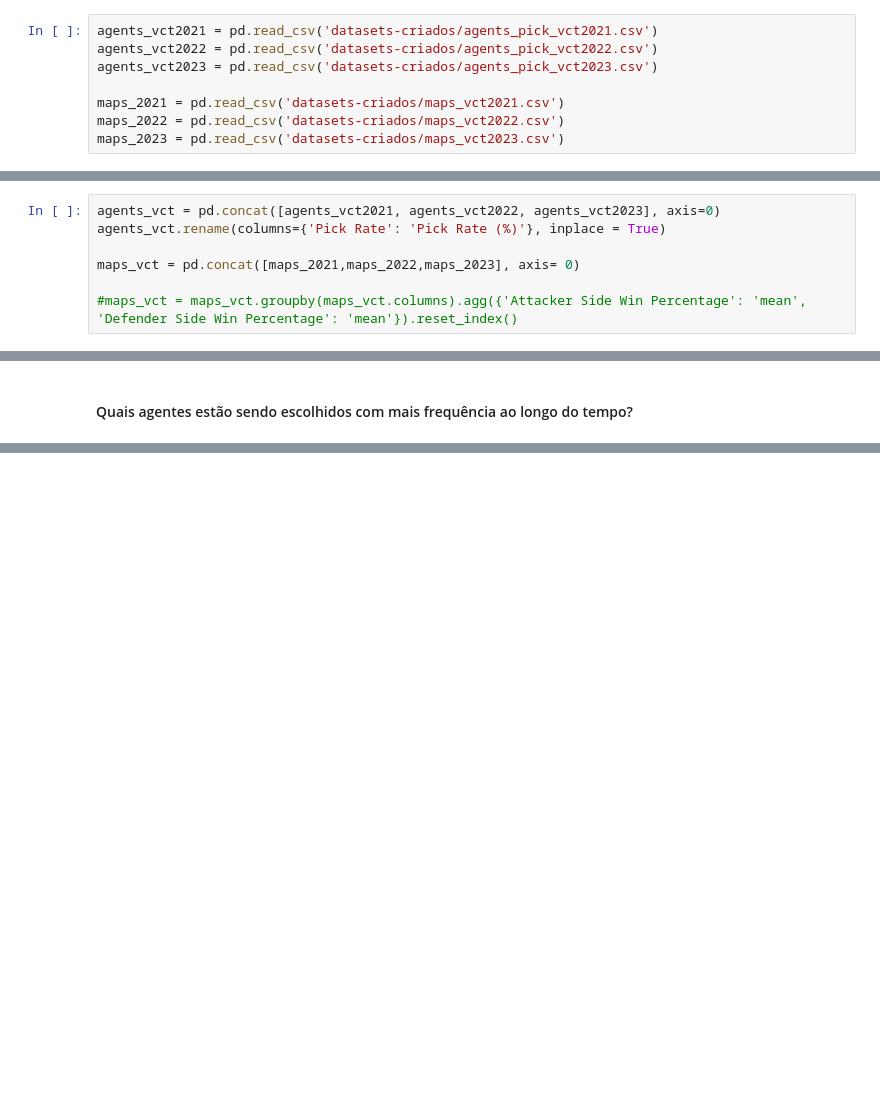
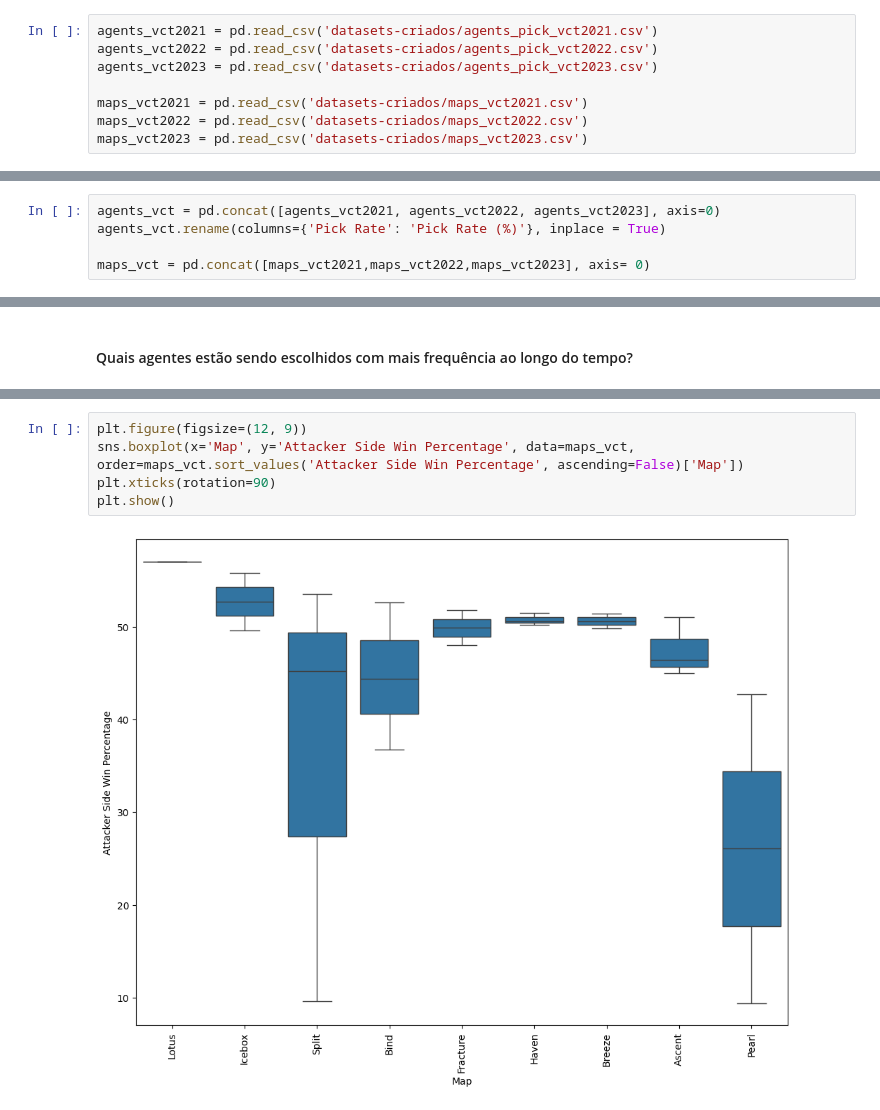
Before and after one commit to PedroLSCabral/Projeto-ICD, a Jupyter notebook: Fase2.ipynb, the cells around one changed output, grey strips where cells are left out. Cells and saved outputs as stored; diff of their text form; blank space fills up the shorter version.

```diff
--- a/Fase2.ipynb
+++ b/Fase2.ipynb
@@ -12,9 +12,9 @@ agents_vct2021 = pd.read_csv('datasets-criados/agents_pick_vct2021.csv')
 agents_vct2022 = pd.read_csv('datasets-criados/agents_pick_vct2022.csv')
 agents_vct2023 = pd.read_csv('datasets-criados/agents_pick_vct2023.csv')
 
-maps_2021 = pd.read_csv('datasets-criados/maps_vct2021.csv')
-maps_2022 = pd.read_csv('datasets-criados/maps_vct2022.csv')
-maps_2023 = pd.read_csv('datasets-criados/maps_vct2023.csv')
+maps_vct2021 = pd.read_csv('datasets-criados/maps_vct2021.csv')
+maps_vct2022 = pd.read_csv('datasets-criados/maps_vct2022.csv')
+maps_vct2023 = pd.read_csv('datasets-criados/maps_vct2023.csv')
 # %% [markdown]
 Pré Processamento dos dados
 # %% [markdown]
@@ -23,9 +23,7 @@ Limpeza de dados
 agents_vct = pd.concat([agents_vct2021, agents_vct2022, agents_vct2023], axis=0)
 agents_vct.rename(columns={'Pick Rate': 'Pick Rate (%)'}, inplace = True)
 
-maps_vct = pd.concat([maps_2021,maps_2022,maps_2023], axis= 0)
-
-#maps_vct = maps_vct.groupby(maps_vct.columns).agg({'Attacker Side Win Percentage': 'mean', 'Defender Side Win Percentage': 'mean'}).reset_index()
+maps_vct = pd.concat([maps_vct2021,maps_vct2022,maps_vct2023], axis= 0)
 # %% [markdown]
 Dataset após a Limpeza
 # %%
@@ -40,0 +59,7 @@ plt.show()
+# %%
+plt.figure(figsize=(12, 9))
+sns.boxplot(x='Map', y='Attacker Side Win Percentage', data=maps_vct, order=maps_vct.sort_values('Attacker Side Win Percentage', ascending=False)['Map'])
+plt.xticks(rotation=90)
+plt.show()
+# %% [output]
+[figure, added]
```
Also changed, not shown: parts of 9 cells of this notebook, 11 other files.
